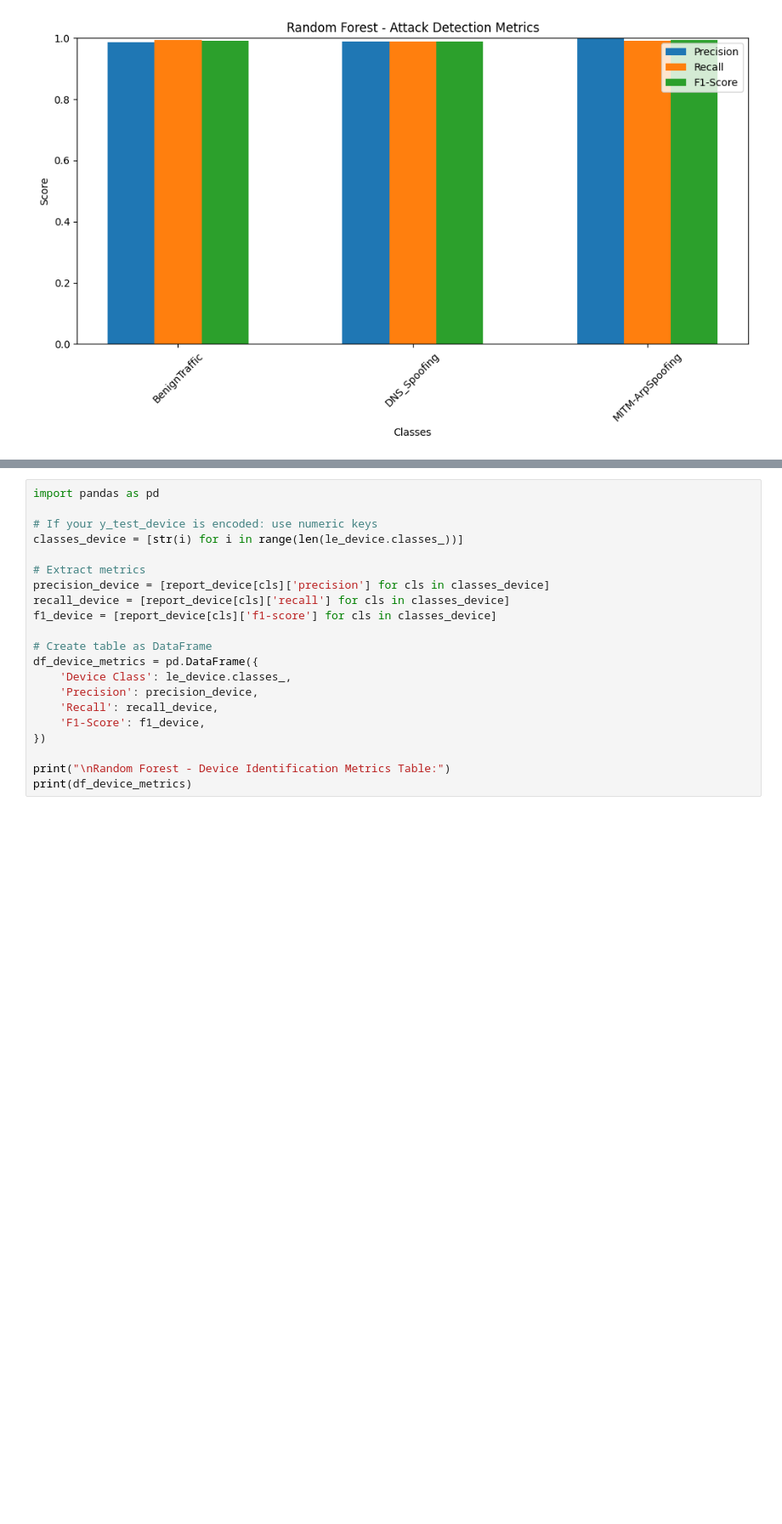
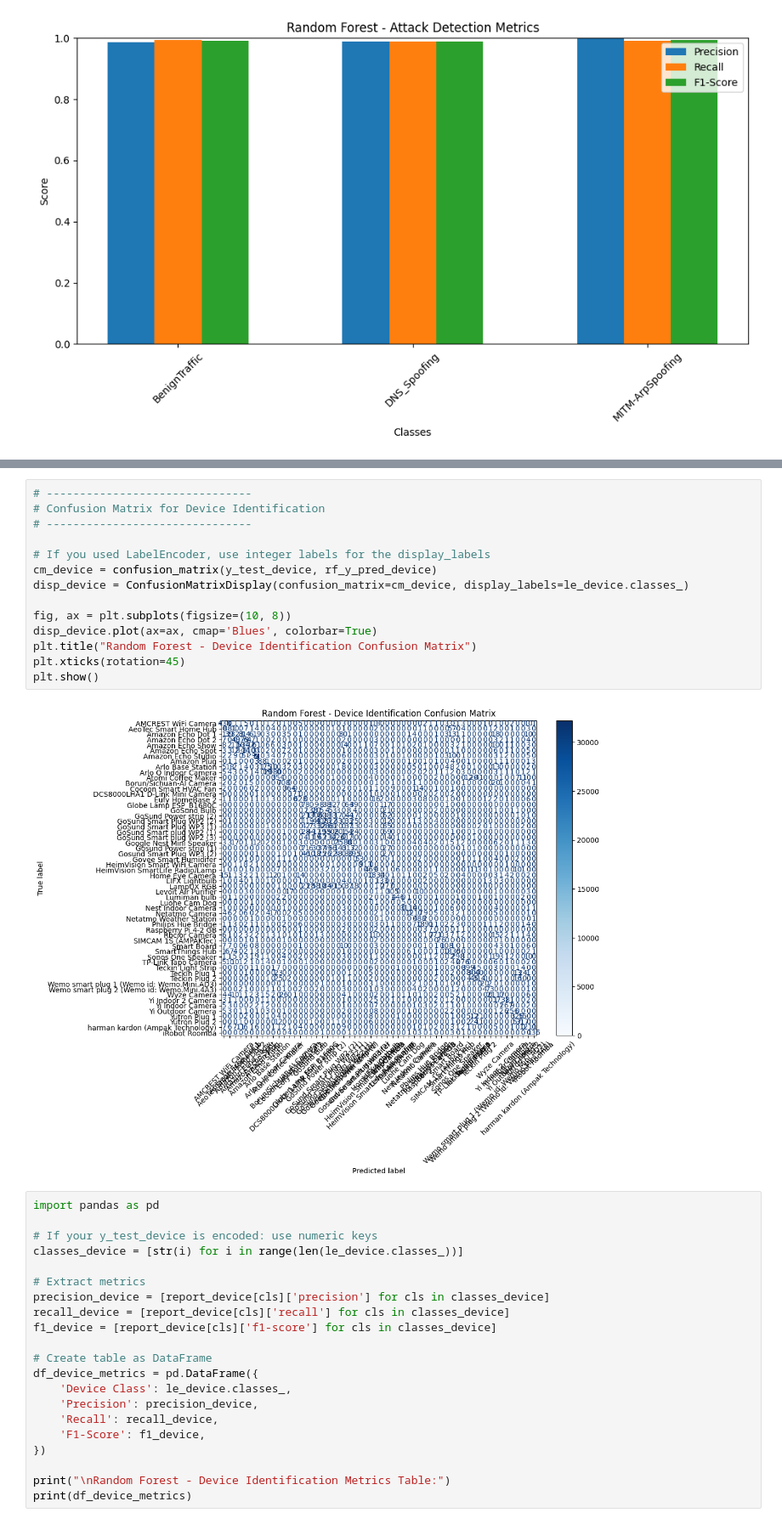
Before and after one commit to Nazihahaha/cic_iot, a Jupyter notebook: main.ipynb, the cells around one changed output, grey strips where cells are left out. Shown: that part at 85% size. Drawn from its saved outputs; the diff is of its cells as text; blank space fills up the shorter version.

```diff
--- a/main.ipynb
+++ b/main.ipynb
@@ -245,3 +258,19 @@ MITM-ArpSpoofing       1.00      0.99      0.99     31758
+# %%
+# -------------------------------
+# Confusion Matrix for Device Identification
+# -------------------------------
+
+# If you used LabelEncoder, use integer labels for the display_labels
+cm_device = confusion_matrix(y_test_device, rf_y_pred_device)
+disp_device = ConfusionMatrixDisplay(confusion_matrix=cm_device, display_labels=le_device.classes_)
+
+fig, ax = plt.subplots(figsize=(10, 8))
+disp_device.plot(ax=ax, cmap='Blues', colorbar=True)
+plt.title("Random Forest - Device Identification Confusion Matrix")
+plt.xticks(rotation=45)
+plt.show()
+# %% [output]
+[figure, added]
 # %%
 import pandas as pd
 
```
Also changed, not shown: parts of 4 cells of this notebook.
